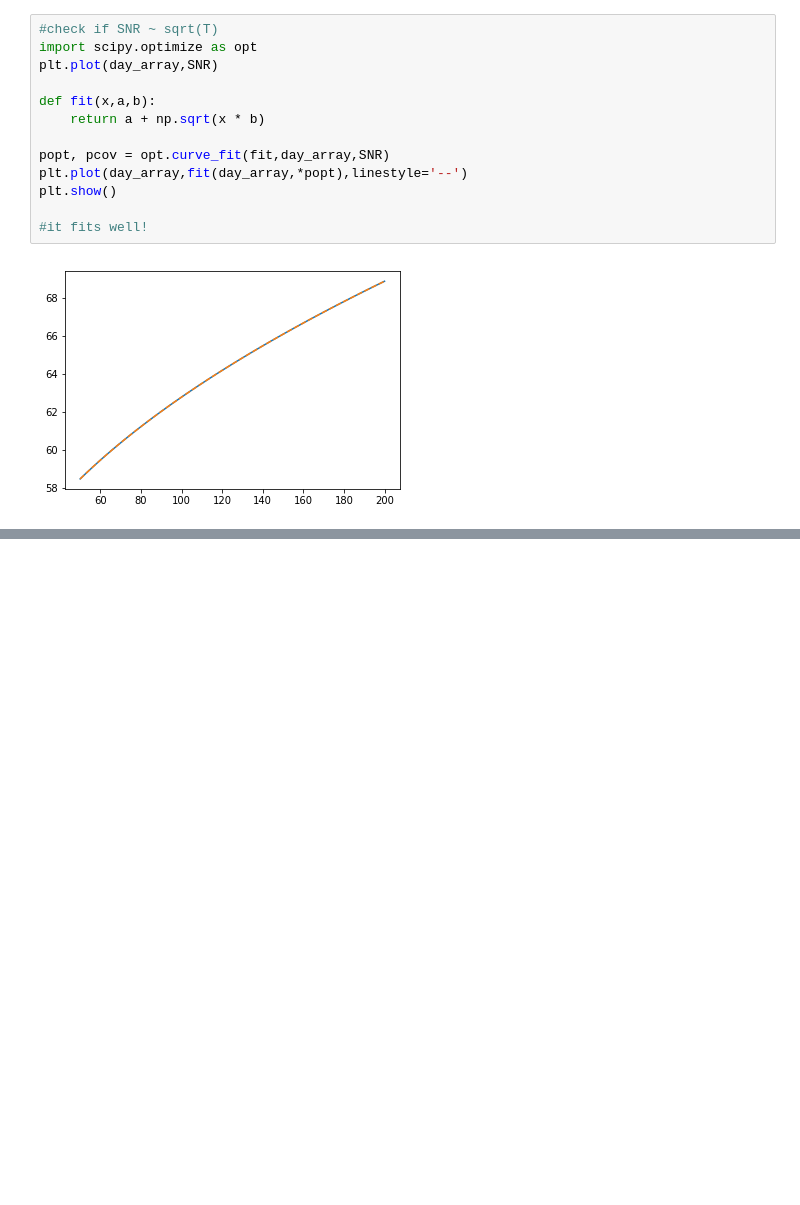
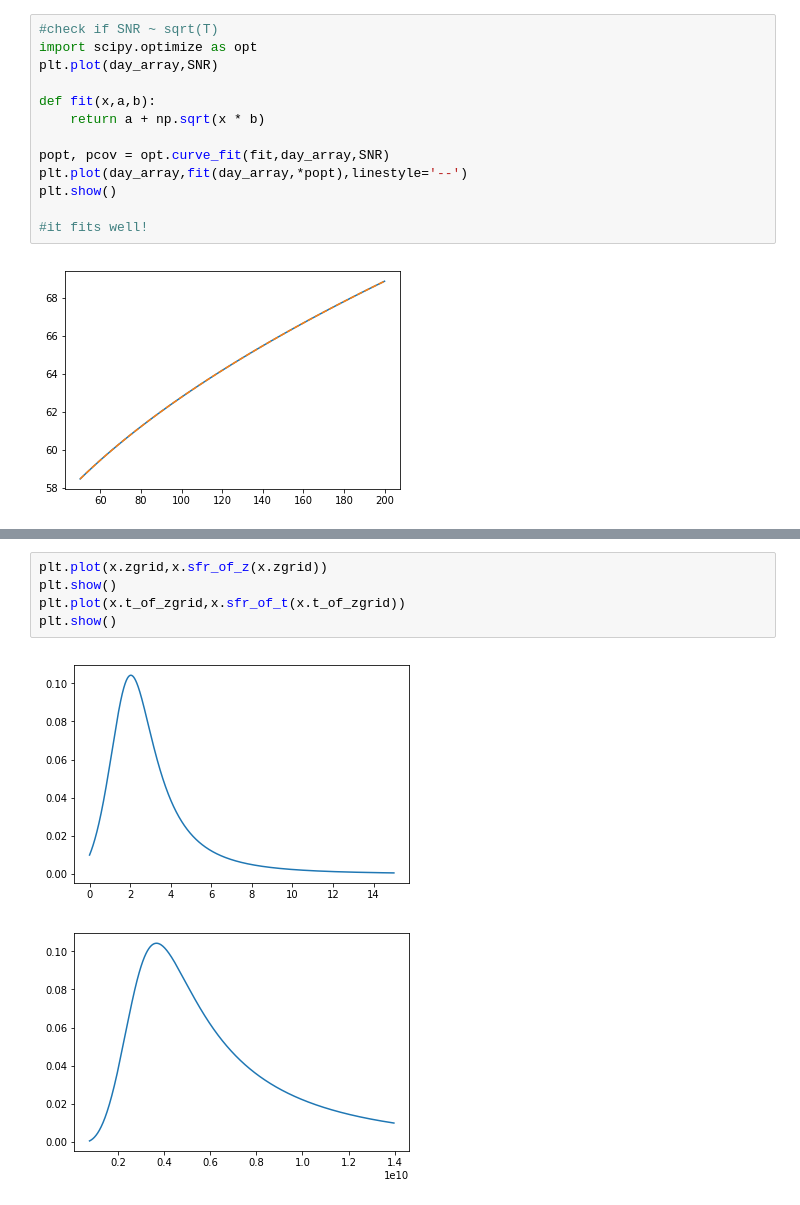
Before and after one commit to afarah18/stochastic_cosmo, a Jupyter notebook: horizon_dist_calculator.ipynb, the cells around one changed output, grey strips where cells are left out. Drawn from its saved outputs; the diff is of its cells as text; blank space fills up the shorter version.

```diff
--- a/horizon_dist_calculator.ipynb
+++ b/horizon_dist_calculator.ipynb
@@ -705,0 +783,8 @@ plt.show()
+# %%
+plt.plot(x.zgrid,x.sfr_of_z(x.zgrid))
+plt.show()
+plt.plot(x.t_of_zgrid,x.sfr_of_t(x.t_of_zgrid))
+plt.show()
+# %% [output]
+[figure, added]
+[figure, added]
```
Also changed, not shown: parts of 30 cells of this notebook.
